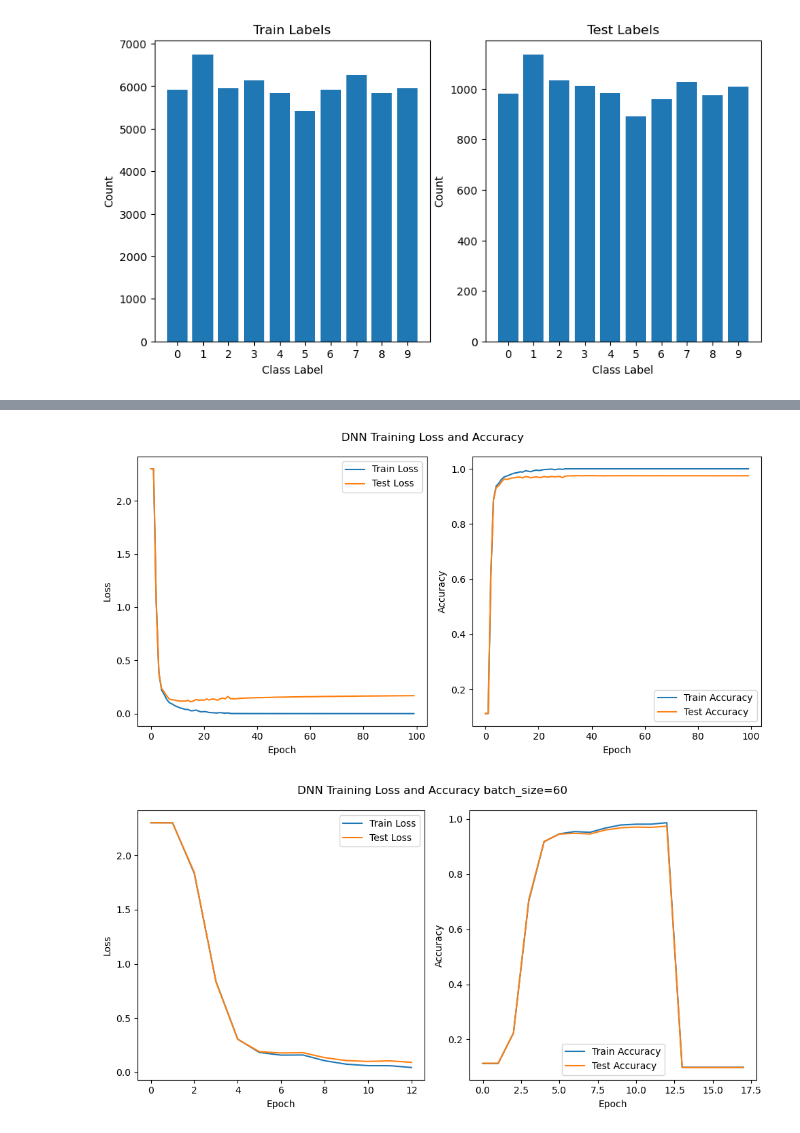
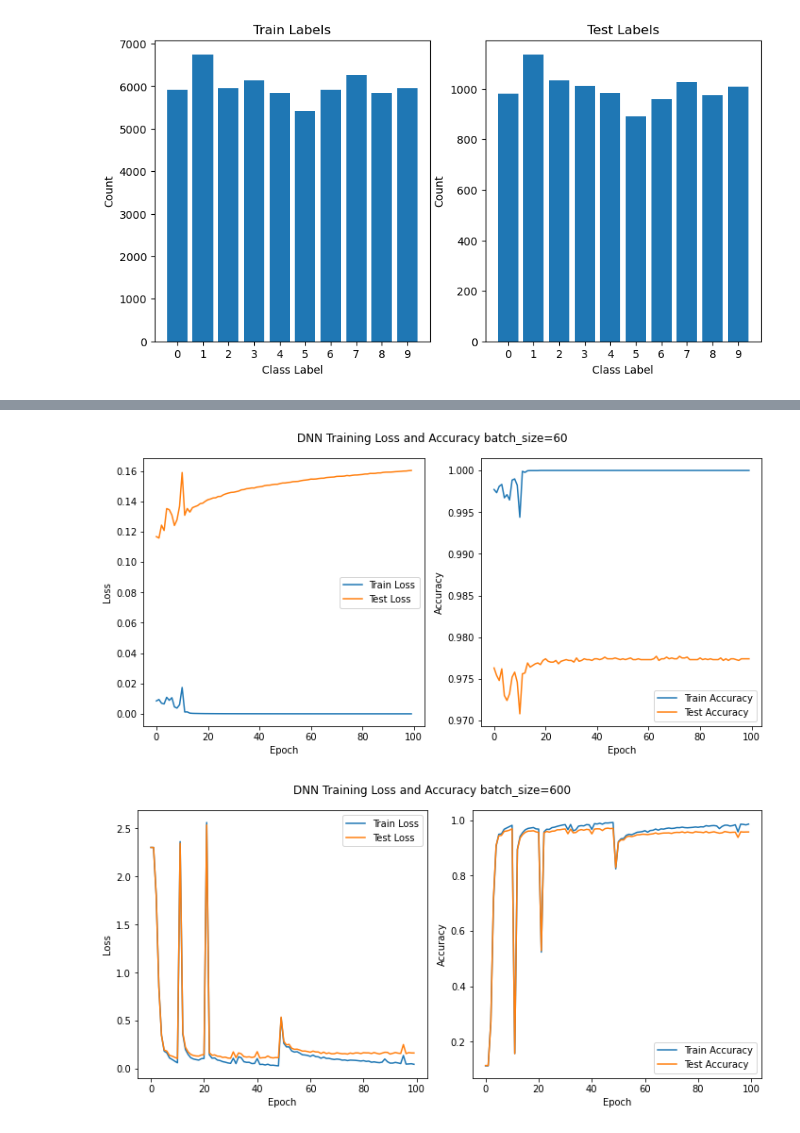
Before and after one commit to KaiMJ/ai_book, a Jupyter notebook: neural_network.ipynb, the cells around one changed output, grey strips where cells are left out. Saved outputs shown, nothing was run; the diff lists cells and outputs as text; code cells hidden in the pictures.

```diff
--- a/neural_network.ipynb
+++ b/neural_network.ipynb
@@ -78,3 +78,5 @@ print(test_y.shape, test_y.dtype)
 (60000,) int64
 (10000, 28, 28) float64
 (10000,) int64
+# %%
+x = train_x[2]
@@ -180,10 +237,11 @@ class DNN():
 
     def _update(self):
         for i in range(1, self.layers+1):
-            self.params[f'W{i}'] -= self.lr * self.grads[f'dW{i}']
-            self.params[f'b{i}'] -= self.lr * self.grads[f'db{i}']
+            self.params[f'W{i}'] -= self.lr * self.grads[f'dW{i}'] / self.b # batch size
+            self.params[f'b{i}'] -= self.lr * self.grads[f'db{i}'] / self.b # batch size
 
     def step(self, x, y):
+        self.b = x.shape[0]
         y_hat = self._forward(x)
         loss = self._cross_entropy(y, y_hat)
         self._backward(y)
@@ -201,9 +259,9 @@ class DNN():
 
         return loss, accuracy
 # %%
-dnn = DNN(layers=4, hidden_dim=128, lr=0.001)
+dnn = DNN(layers=4, hidden_dim=128, lr=0.1)
 # %%
-batch_size = 600
+batch_size = 60
 
 train_losses = []
 train_accuracies = []
@@ -278,25 +325,25 @@ plt.tight_layout()
 plt.savefig("Figure_11.png")
 plt.show()
 # %% [output]
-[figure, old version]
+[figure, new version]
 # %%
 fig, axs = plt.subplots(1, 2, figsize=(10, 5))
 
 axs[0].plot(train_losses, label="Train Loss")
 axs[0].plot(test_losses, label="Test Loss")
 axs[0].set_xlabel("Epoch")
 axs[0].set_ylabel("Loss")
 axs[0].legend()
 
 axs[1].plot(train_accuracies, label="Train Accuracy")
 axs[1].plot(test_accuracies, label="Test Accuracy")
 axs[1].set_xlabel("Epoch")
 axs[1].set_ylabel("Accuracy")
 axs[1].legend()
-plt.suptitle("DNN Training Loss and Accuracy batch_size=60")
+plt.suptitle(f"DNN Training Loss and Accuracy batch_size={batch_size}")
 
 plt.tight_layout()
-plt.savefig("Figure_12.png")
+plt.savefig("Figure_12.jpg")
 plt.show()
 # %% [output]
-[figure, old version]
+[figure, new version]
```
Also changed, not shown: parts of 8 cells of this notebook, 4 other files.
